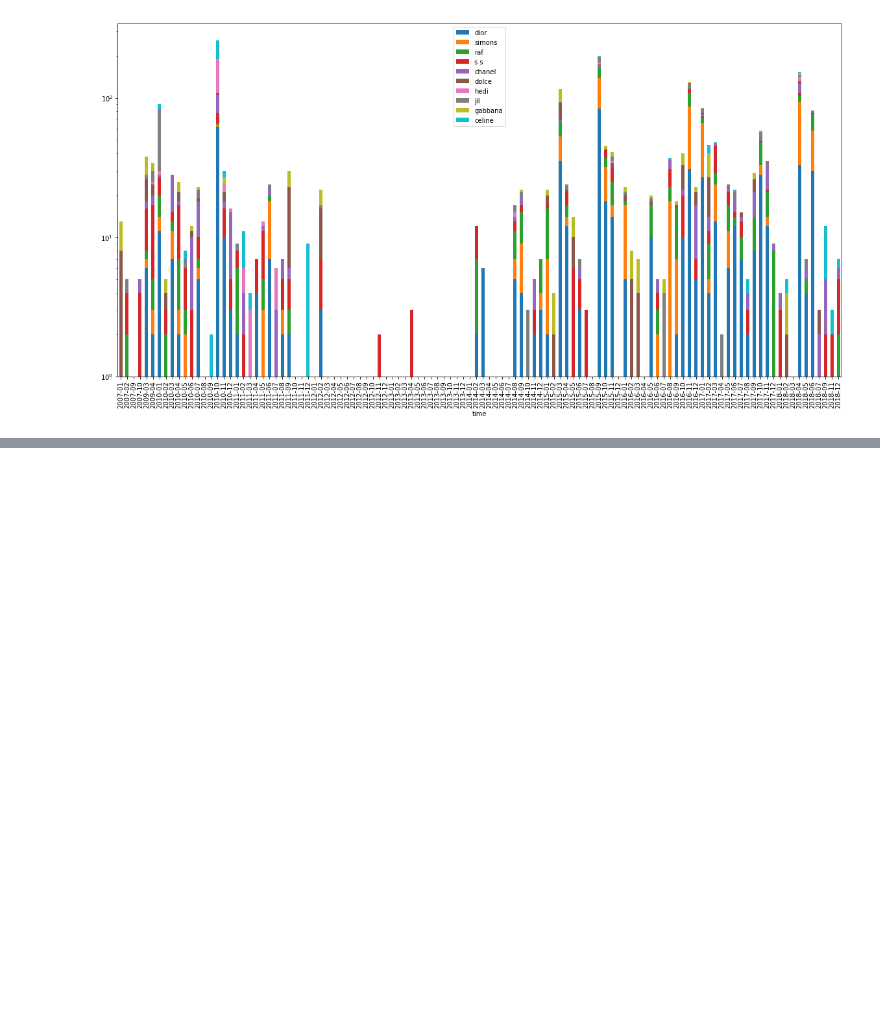
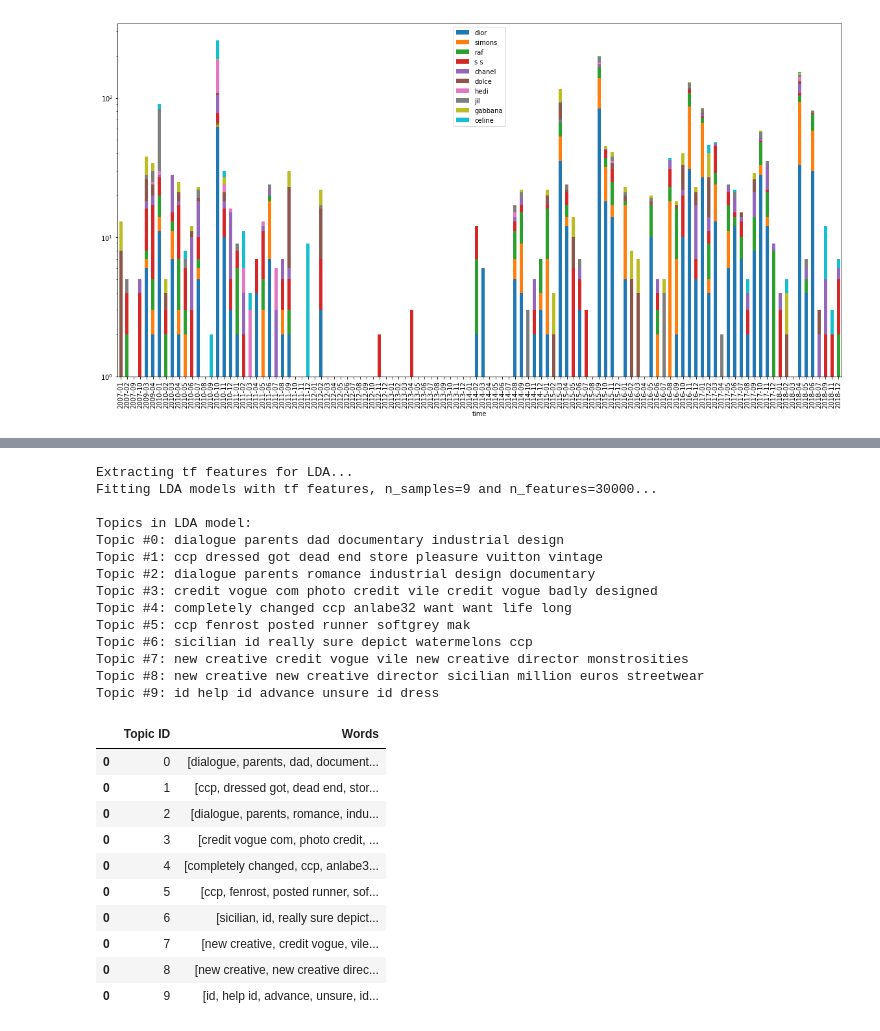
Before and after one commit to valstrl/CHILI_project, a Jupyter notebook: LDA_overview_forum.ipynb, the cells around one changed output, grey strips where cells are left out. Cells and saved outputs as stored; diff of their text form; code cells hidden in the pictures; blank space fills up the shorter version.

Commit message:
thread granularity

```diff
--- a/LDA_overview_forum.ipynb
+++ b/LDA_overview_forum.ipynb
@@ -94,10 +94,10 @@ def strip_proppers(text):
     return ' '.join(non_propernouns)
 
 # compute lda model, tf, topics-words dataset, words-indices map
-def LDA(n_samples,n_features,n_components,n_top_words,data_samples):
+def LDA(n_samples,n_features,n_components,n_top_words,data_samples, min_df, max_df):
     # Use tf (raw term count) features for LDA.
     print("Extracting tf features for LDA...")
-    tf_vectorizer = CountVectorizer(max_df=0.95, min_df=2,
+    tf_vectorizer = CountVectorizer(max_df=max_df, min_df=min_df,
                                     max_features=n_features,stop_words=set(my_stop_words)
                                     ,token_pattern=u'(?ui)\\b\\w*[a-z]+\\w*\\b', ngram_range=(1,3))
     tf = tf_vectorizer.fit_transform(data_samples)
@@ -125,6 +125,6 @@ dataset = [strip_proppers(thread) for thread in dataset]
 n_samples = len(dataset)
 data_samples = dataset
 
-lda, tf, topics_words, tf_feature_names=LDA(n_samples,n_features,n_components,n_top_words,data_samples)
+lda, tf, topics_words, tf_feature_names=LDA(n_samples,n_features,n_components,n_top_words,data_samples,2, 0.95)
 # %% [output]
 Extracting tf features for LDA...
@@ -454,0 +448,14 @@ words_count.plot(x='time' , figsize=(20,10), kind='bar', stacked=True, logy=True
+# %%
+print("Loading dataset...")
+dataset= pd.read_csv('posts_folder0.csv',parse_dates=['time'])
+
+threads=pd.DataFrame(columns=['time', 'Thread ID', 'text'])
+for name, group in dataset.groupby(by='Thread ID'):
+    text=group['post'].tolist()
+    text=' '.join(text)
+    print(len(text))
+    time=group[group['number']==1]['time'].values[0]
+    threads= threads.append(pd.DataFrame([[time,name,text]], columns=['time', 'Thread ID', 'text']))
+
+print('Dataset size: {}'.format(dataset.size))
+threads.head()
@@ -454,0 +480,47 @@ words_count.plot(x='time' , figsize=(20,10), kind='bar', stacked=True, logy=True
+# %%
+
+from sklearn.feature_extraction import text#adding months as stop words
+months=['january', 'february', 'march','april', 'may','june', 'july','august', 'september','october','november','december']
+my_stop_words = text.ENGLISH_STOP_WORDS.union(months)
+
+n_features = 30000
+n_components =  10
+n_top_words = 5
+
+
+#remove proper names
+dataset=threads['text']
+dataset = [strip_proppers(thread) for thread in dataset]
+
+#take the entire dataset
+n_samples = len(dataset)
+data_samples = dataset
+
+lda, tf, topics_words, tf_feature_names=LDA(n_samples,n_features,n_components,n_top_words,data_samples, 1,0.2)
+topics_words
+# %% [output]
+Extracting tf features for LDA...
+Fitting LDA models with tf features, n_samples=9 and n_features=30000...
+
+Topics in LDA model:
+Topic #0: dialogue parents dad documentary industrial design
+Topic #1: ccp dressed got dead end store pleasure vuitton vintage
+Topic #2: dialogue parents romance industrial design documentary
+Topic #3: credit vogue com photo credit vile credit vogue badly designed
+Topic #4: completely changed ccp anlabe32 want want life long
+Topic #5: ccp fenrost posted runner softgrey mak
+Topic #6: sicilian id really sure depict watermelons ccp
+Topic #7: new creative credit vogue vile new creative director monstrosities
+Topic #8: new creative new creative director sicilian million euros streetwear
+Topic #9: id help id advance unsure id dress
+|  | Topic ID | Words |
+| 0 | 0 | [dialogue, parents, dad, document... |
+| 0 | 1 | [ccp, dressed got, dead end, stor... |
+| 0 | 2 | [dialogue, parents, romance, indu... |
+| 0 | 3 | [credit vogue com, photo credit, ... |
+| 0 | 4 | [completely changed, ccp, anlabe3... |
+| 0 | 5 | [ccp, fenrost, posted runner, sof... |
+| 0 | 6 | [sicilian, id, really sure depict... |
+| 0 | 7 | [new creative, credit vogue, vile... |
+| 0 | 8 | [new creative, new creative direc... |
+| 0 | 9 | [id, help id, advance, unsure, id... |
```
Also changed, not shown: parts of 5 cells of this notebook.
